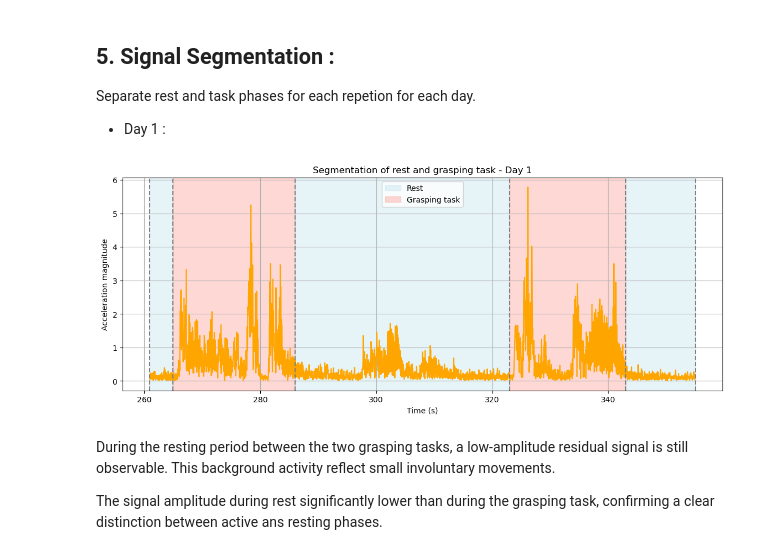
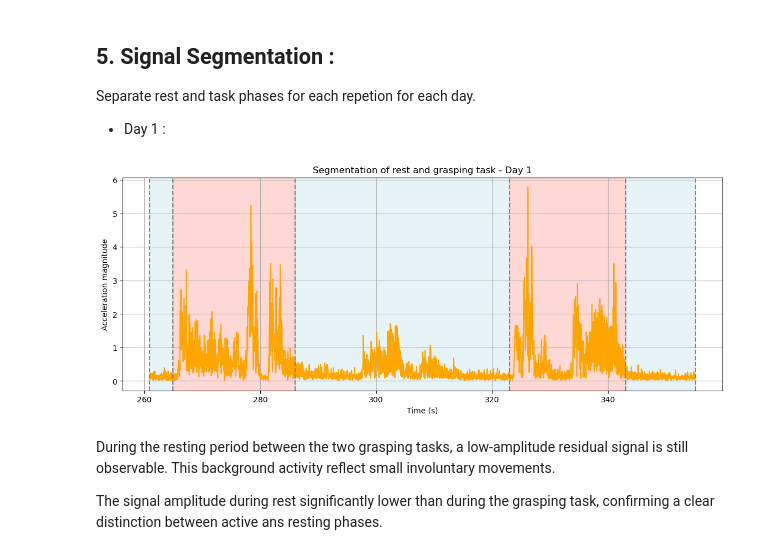
Before and after one commit to zemmahisofi-byte/Projet_R_Python, a Jupyter notebook: Projet_python/main.ipynb, the cells around one changed output. Saved outputs shown, nothing was run; the diff lists cells and outputs as text; code cells hidden in the pictures.

```diff
--- a/Projet_python/main.ipynb
+++ b/Projet_python/main.ipynb
@@ -178,37 +178,36 @@ task2_end_d1 = 343
 rest3_start_d1 = 343
 rest3_end_d1 = 355
 end_total_d1 = 355
 
 # Select the segment
-segment_j1 = df[(df["Time (s)"] >= start_total_d1) & (df["Time (s)"] <= end_total_d1)]
+segment_d1 = df[(df["Time (s)"] >= start_total_d1) & (df["Time (s)"] <= end_total_d1)]
 
 #size of the plot
 plt.figure(figsize=(14,5))
 
 # Plot signal
-plt.plot(segment_j1["Time (s)"], segment_j1["magnitude"], color="orange")
+plt.plot(segment_d1["Time (s)"], segment_d1["magnitude"], color="orange")
 
 # Background colors
 plt.axvspan(rest1_start_d1, rest1_end_d1, color="lightblue", alpha=0.3, label="Rest")
 plt.axvspan(task1_start_d1, task1_end_d1, color="salmon", alpha=0.3, label="Grasping task")
 plt.axvspan(rest2_start_d1, rest2_end_d1, color="lightblue", alpha=0.3)
 plt.axvspan(task2_start_d1, task2_end_d1, color="salmon", alpha=0.3)
 plt.axvspan(rest3_start_d1, rest3_end_d1, color="lightblue", alpha=0.3)
 
 # Separation lines
 for x in [start_total_d1, rest1_end_d1, task1_end_d1, rest2_end_d1, task2_end_d1, rest3_end_d1]:
     plt.axvline(x, linestyle="--", color="gray")
 
 # Labels
 plt.xlabel("Time (s)")
 plt.ylabel("Acceleration magnitude")
 plt.title("Segmentation of rest and grasping task - Day 1")
 plt.grid(True)
-plt.legend()
 
 plt.show()
 # %% [output]
-[figure, old version]
+[figure, new version]
 # %% [markdown]
 During the resting period between the two grasping tasks, a low-amplitude residual signal is still observable. This background activity reflect small involuntary movements.
 
```
Also changed, not shown: parts of 7 cells of this notebook.
